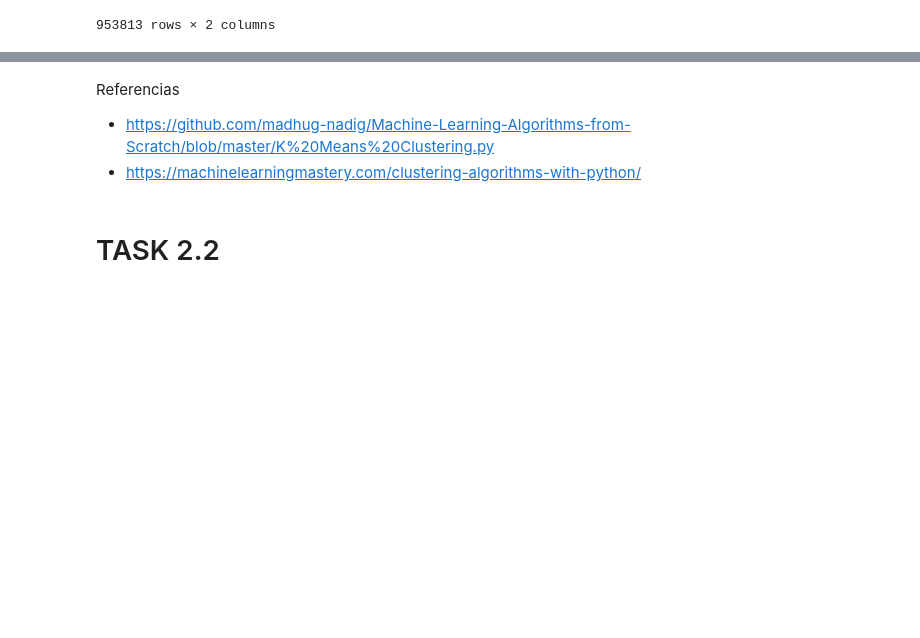
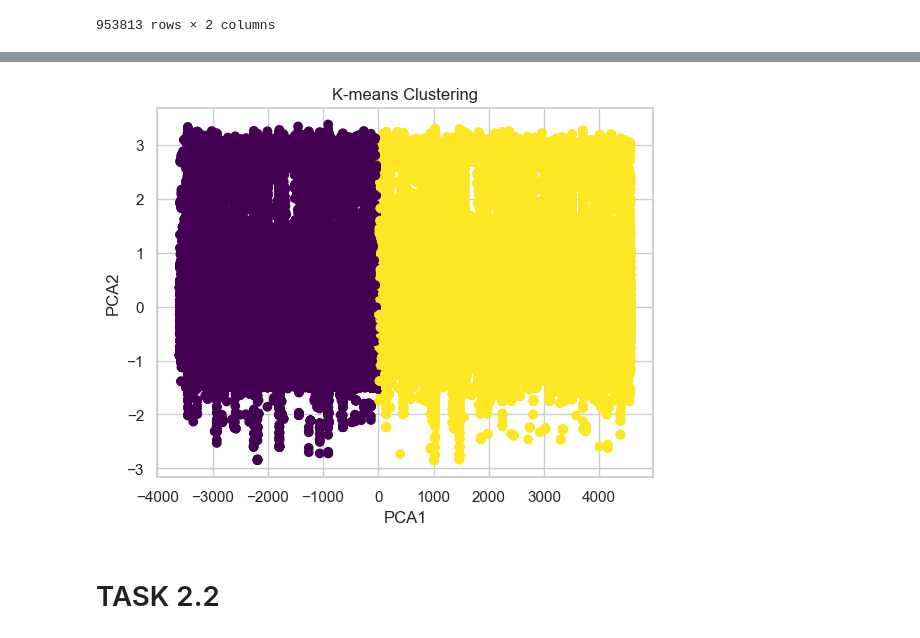
Before and after one commit to AndresQuinto5/IA_LAB4, a Jupyter notebook: Laboratorio4.ipynb, the cells around one changed output, grey strips where cells are left out. Saved outputs shown, nothing was run; the diff lists cells and outputs as text; code cells hidden in the pictures; blank space fills up the shorter version.

Commit message:
K-means with library done

```diff
--- a/Laboratorio4.ipynb
+++ b/Laboratorio4.ipynb
@@ -926,25 +675,23 @@ plt.show()
-# %% [markdown]
-Referencias
-* https://github.com/madhug-nadig/Machine-Learning-Algorithms-from-Scratch/blob/master/K%20Means%20Clustering.py
-* https://machinelearningmastery.com/clustering-algorithms-with-python/
 # %%
 # K-means implementando librerías
-
 
 
 # se crea la instancia de k-means con el random_state 0
 # el n_clusters fue dado por el elbow method
 kmeans = KMeans(n_clusters=optimal_k, random_state=0)
 
 kmeans.fit(df_pca)
 
 clusters = kmeans.labels_
 
-plt.scatter(df_pca[:, 0], df_pca[:, 1], c=clusters, cmap='viridis')
+# graficamos K-means
+plt.scatter(df_pca.iloc[:, 0], df_pca.iloc[:, 1], c=clusters, cmap='viridis')
 plt.xlabel('PCA1')
 plt.ylabel('PCA2')
 plt.title('K-means Clustering')
 plt.show()
+# %% [output]
+[figure, added]
 # %% [markdown]
 # TASK 2.2
 # %% [markdown]
```
Also changed, not shown: parts of 14 cells of this notebook.
